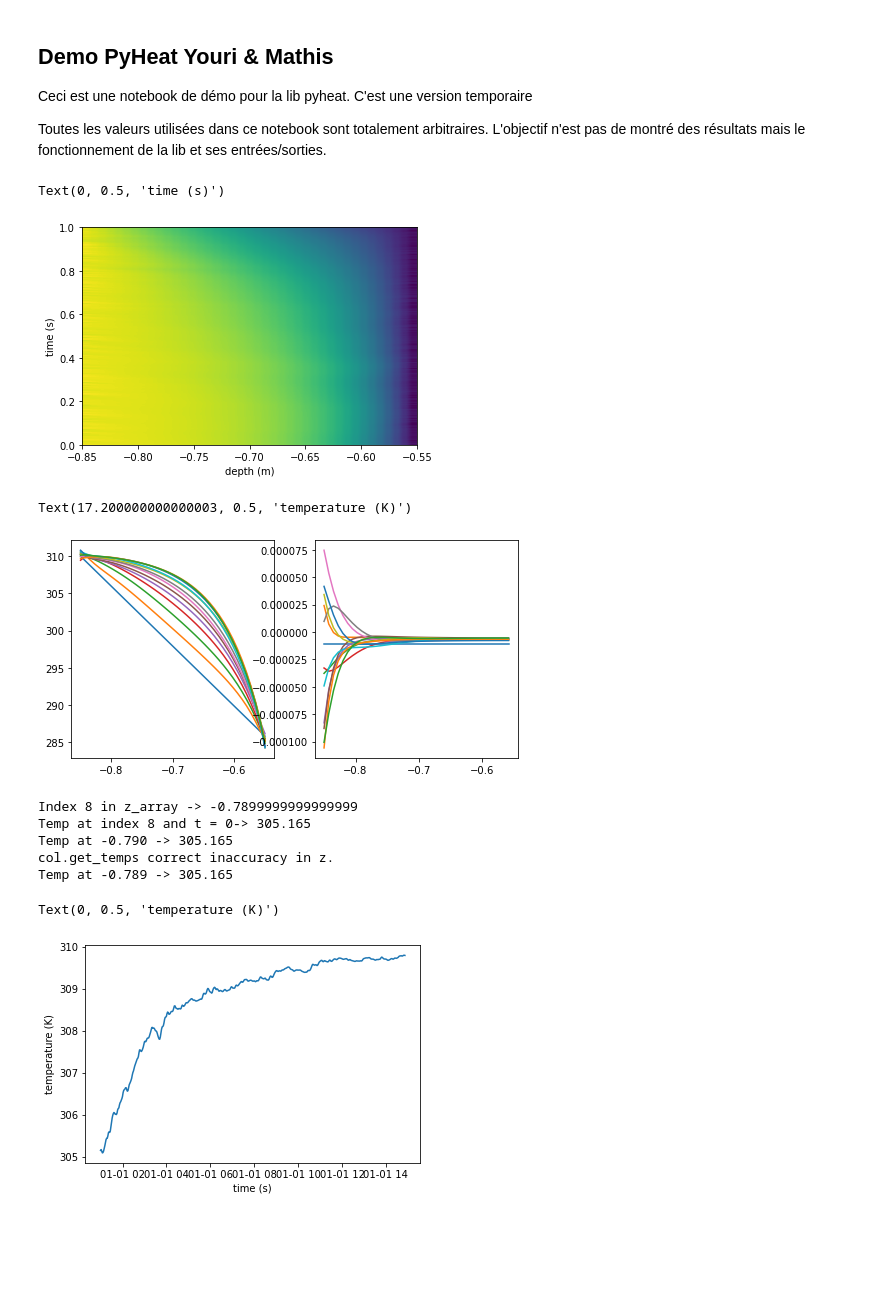
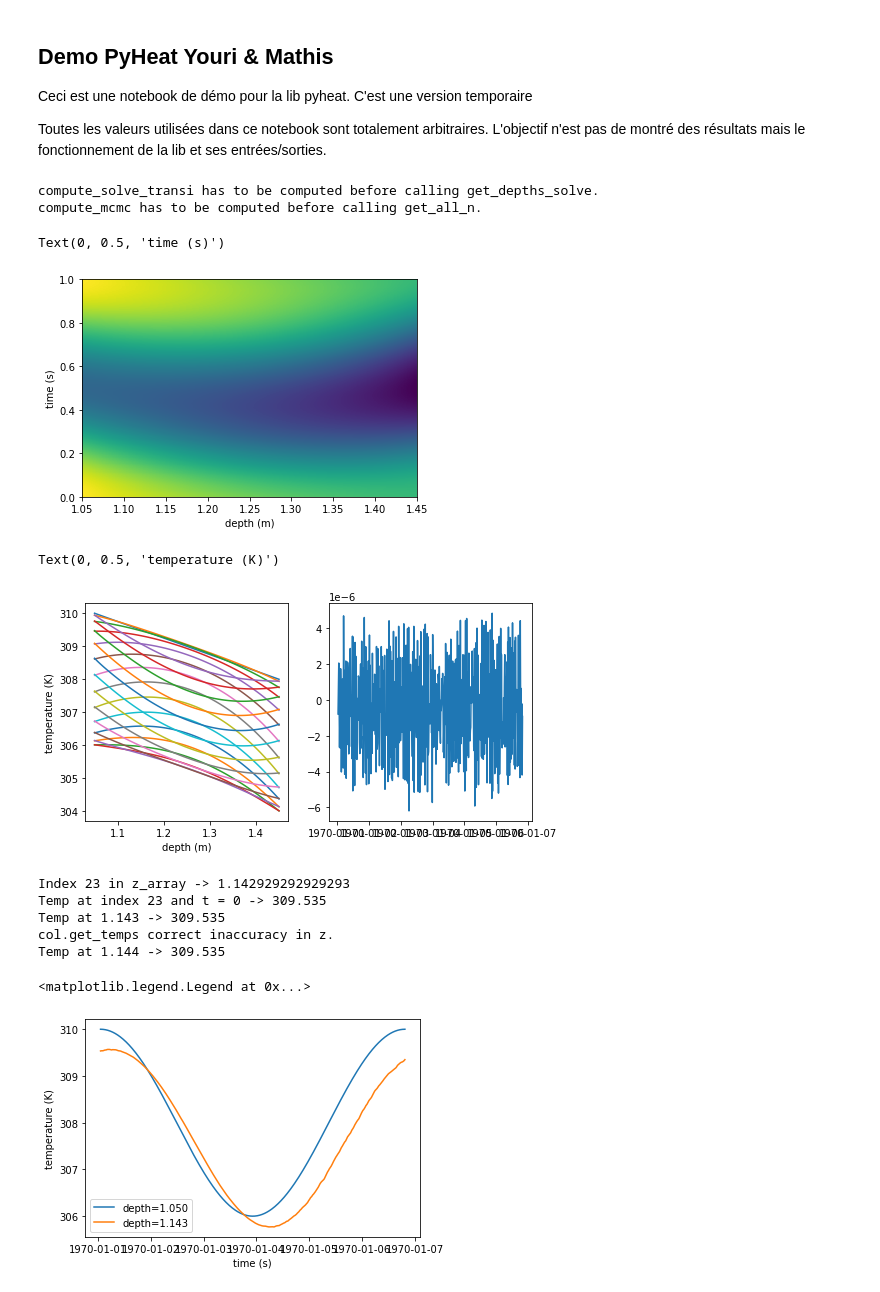
Before and after one commit to mathisbrdn/pyheatmy, a Jupyter notebook: demo.ipynb, the cells around one changed output. Drawn from its saved outputs; the diff is of its cells as text; code cells hidden in the pictures; blank space fills up the shorter version.

```diff
--- a/demo.ipynb
+++ b/demo.ipynb
@@ -32,3 +13,37 @@ col = Column.from_dict(col_dict)
+# %%
+from datetime import datetime
+
+times = [datetime.fromtimestamp(1000*k) for k in range(500)]
+var = np.stack(
+    4*[np.cos(np.linspace(0,2*np.pi,500))],
+    axis = -1
+)
+temps = np.array(500*[[310.15, 308, 306, 285.15]])+2*var
+
+col_dict = {
+	"river_bed": 1.,
+    "depth_sensors": [.15, .25, .4], #En vrai y aura une 4e valeur ici mais ca prendra en charge pareil
+	"offset": .05,
+    "dH_measures": list(zip(times,list(zip(.01*np.random.rand(500), temps[:,0])))),
+	"T_measures": list(zip(times, temps[:,1:])),
+    "sigma_meas_P": None, #float
+    "sigma_meas_T": None, #float
+}
+
+col = Column.from_dict(col_dict)
+# %%
+try:
+    col.get_depths_solve()
+except ComputationOrderException as e:
+    print(e)
+
+try:
+    col.get_all_n()
+except ComputationOrderException as e:
+    print(e)
+# %% [output]
+compute_solve_transi has to be computed before calling get_depths_solve.
+compute_mcmc has to be computed before calling get_all_n.
 # %%
 #Peut définir un tuple avec la class Param (NamedTuple)
 params = Param(
@@ -67,7 +81,7 @@ ax.set_xlabel("depth (m)")
 ax.set_ylabel("time (s)")
 # %% [output]
 Text(0, 0.5, 'time (s)')
-[figure, old version]
+[figure, new version]
 # %%
 from itertools import islice
 
@@ -75,49 +89,48 @@ fig, axs = plt.subplots(1, 2, figsize=(8,4),facecolor = 'w')
 
 ite = zip(
     col.temps_solve,
-    col.flows_solve,
     col.times_solve
 )
-
-for temps, flows, t in islice(ite, 0, None, 40):
+for temps, t in islice(ite, 0, None, 20):
     axs[0].plot(
         col.depths_solve,
         temps,
         label = f"{t:.1e}"
     )
-    axs[1].plot(
-        col.depths_solve[:-1],
-        flows,
-        label = f"{t:.1e}"
-    )
+axs[1].plot(
+    col.times_solve,
+    col.flows_solve,
+    label = f"{t:.1e}"
+)
 
-ax.set_xlabel("depth (m)")
-ax.set_ylabel("temperature (K)")
+axs[0].set_xlabel("depth (m)")
+axs[0].set_ylabel("temperature (K)")
 #axs[1].legend()
 # %% [output]
-Text(17.200000000000003, 0.5, 'temperature (K)')
+Text(0, 0.5, 'temperature (K)')
-[figure, old version]
+[figure, new version]
 # %%
-ind = 8
+ind = 23
 print(f"Index {ind} in z_array -> {col.depths_solve[ind]}")
-print(f"Temp at index {ind} and t = 0-> {col.temps_solve[0, ind]:.3f}")
+print(f"Temp at index {ind} and t = 0 -> {col.temps_solve[0, ind]:.3f}")
 print(f"Temp at {col.depths_solve[ind]:.3f} -> {col.get_temps_solve(z = col.depths_solve[ind])[0]:.3f}")
 print("col.get_temps correct inaccuracy in z.")
 print(f"Temp at {col.depths_solve[ind]+1e-3:.3f} -> {col.get_temps_solve(z = col.depths_solve[ind]+1e-4)[0]:.3f}")
 
 fig, ax = plt.subplots(facecolor = 'w')
-ax.plot(col.times_solve, col.get_temps_solve(col.depths_solve[ind]))
+ax.plot(col.times_solve, col.get_temps_solve(col.depths_solve[0]), label = f"depth={col.depths_solve[0]:.3f}")
+ax.plot(col.times_solve, col.get_temps_solve(col.depths_solve[ind]), label = f"depth={col.depths_solve[ind]:.3f}")
 ax.set_xlabel("time (s)")
 ax.set_ylabel("temperature (K)")
-
+ax.legend()
 #TODO : Faire la meme avec le temps en paramètre
 # %% [output]
-Index 8 in z_array -> -0.7899999999999999
-Temp at index 8 and t = 0-> 305.165
-Temp at -0.790 -> 305.165
+Index 23 in z_array -> 1.142929292929293
+Temp at index 23 and t = 0 -> 309.535
+Temp at 1.143 -> 309.535
 col.get_temps correct inaccuracy in z.
-Temp at -0.789 -> 305.165
+Temp at 1.144 -> 309.535
-Text(0, 0.5, 'temperature (K)')
+<matplotlib.legend.Legend at 0x...>
-[figure, old version]
+[figure, new version]
 # %%
 priors = {
```
Also changed, not shown: parts of 11 cells of this notebook, 4 other files.
